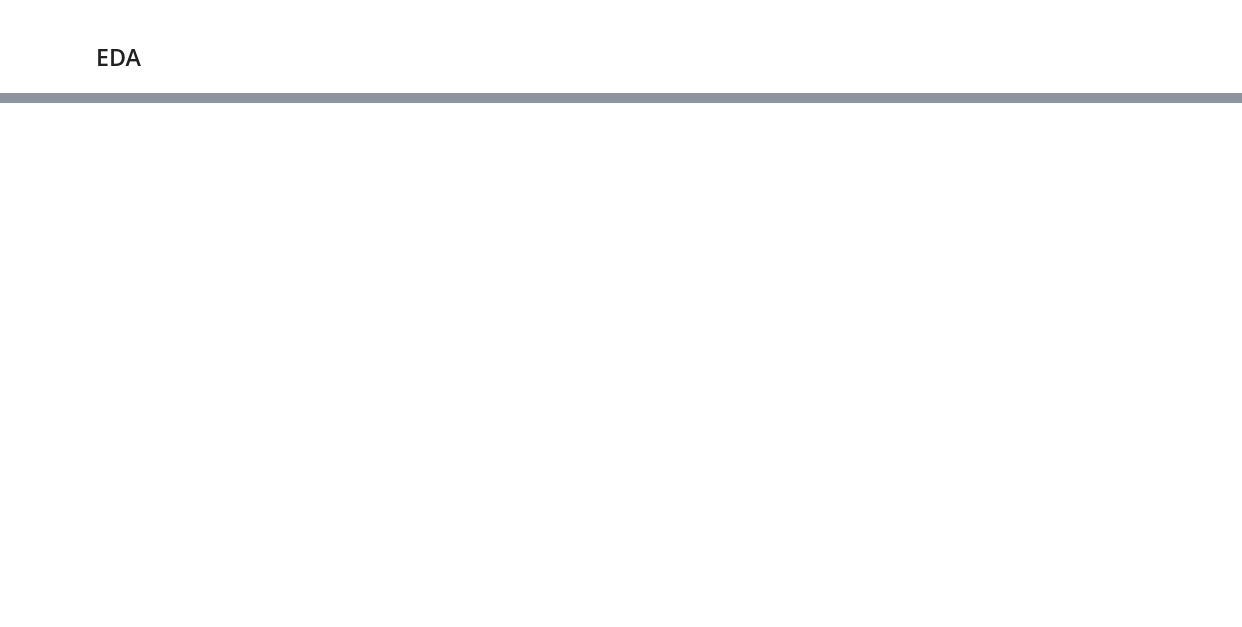
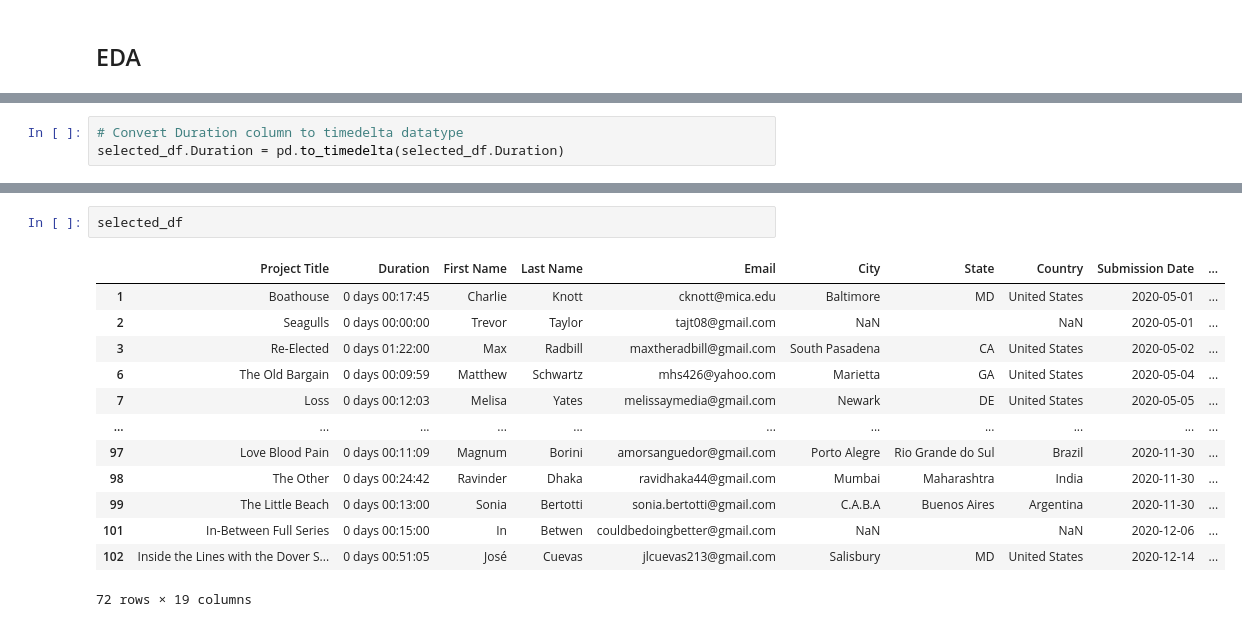
Before and after one commit to dennisgsmith/filmfest, a Jupyter notebook: process.ipynb, the cells around one changed output, grey strips where cells are left out. Saved outputs shown, nothing was run; the diff lists cells and outputs as text; blank space fills up the shorter version.

```diff
--- a/process.ipynb
+++ b/process.ipynb
@@ -102,0 +177,3 @@ UNKNOWN COUNT
+# %%
+# Convert Duration column to timedelta datatype
+selected_df.Duration = pd.to_timedelta(selected_df.Duration)
@@ -102,0 +224,16 @@ UNKNOWN COUNT
+# %%
+selected_df
+# %% [output]
+|  | Project Title | Duration | First Name | Last Name | Email | City | State | Country | Submission Date | ... |
+| 1 | Boathouse | 0 days 00:17:45 | Charlie | Knott | cknott@mica.edu | Baltimore | MD | United States | 2020-05-01 | ... |
+| 2 | Seagulls | 0 days 00:00:00 | Trevor | Taylor | tajt08@gmail.com | NaN |  | NaN | 2020-05-01 | ... |
+| 3 | Re-Elected | 0 days 01:22:00 | Max | Radbill | maxtheradbill@gmail.com | South Pasadena | CA | United States | 2020-05-02 | ... |
+| 6 | The Old Bargain | 0 days 00:09:59 | Matthew | Schwartz | mhs426@yahoo.com | Marietta | GA | United States | 2020-05-04 | ... |
+| 7 | Loss | 0 days 00:12:03 | Melisa | Yates | melissaymedia@gmail.com | Newark | DE | United States | 2020-05-05 | ... |
+| ... | ... | ... | ... | ... | ... | ... | ... | ... | ... | ... |
+| 97 | Love Blood Pain | 0 days 00:11:09 | Magnum | Borini | amorsanguedor@gmail.com | Porto Alegre | Rio Grande do Sul | Brazil | 2020-11-30 | ... |
+| 98 | The Other | 0 days 00:24:42 | Ravinder | Dhaka | ravidhaka44@gmail.com | Mumbai | Maharashtra | India | 2020-11-30 | ... |
+| 99 | The Little Beach | 0 days 00:13:00 | Sonia | Bertotti | sonia.bertotti@gmail.com | C.A.B.A | Buenos Aires | Argentina | 2020-11-30 | ... |
+| 101 | In-Between Full Series | 0 days 00:15:00 | In | Betwen | couldbedoingbetter@gmail.com | NaN |  | NaN | 2020-12-06 | ... |
+| 102 | Inside the Lines with the Dover S... | 0 days 00:51:05 | José | Cuevas | jlcuevas213@gmail.com | Salisbury | MD | United States | 2020-12-14 | ... |
+72 rows × 19 columns
```
Also changed, not shown: parts of 24 cells of this notebook, 3 other files.
